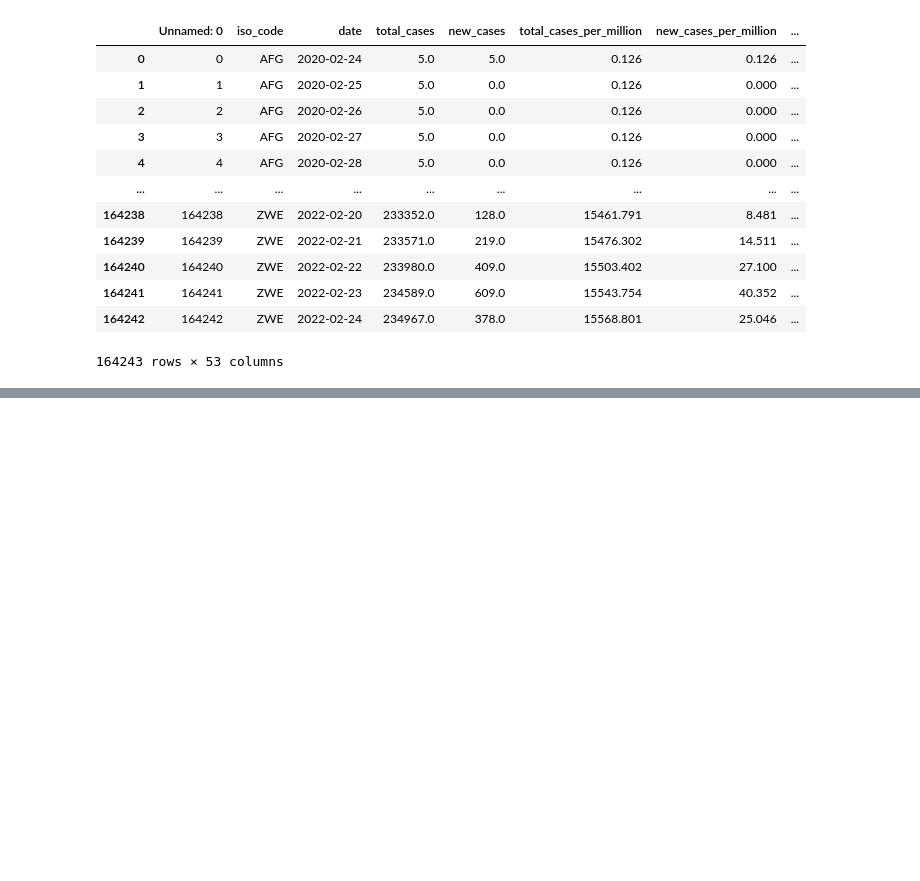
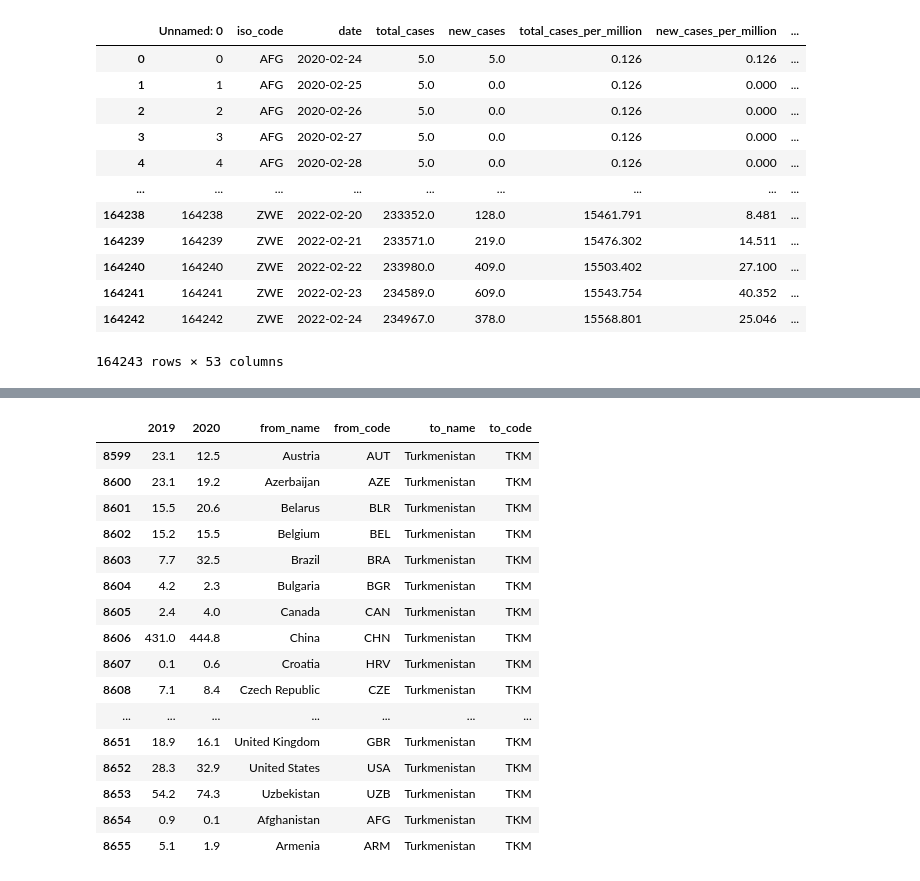
Before and after one commit to uchicago-CAPP30122-win-2022/proj-cappmait, a Jupyter notebook: exploratory/missing_data.ipynb, the cells around one changed output, grey strips where cells are left out. Drawn from its saved outputs; the diff is of its cells as text; code cells hidden in the pictures; blank space fills up the shorter version.

```diff
--- a/exploratory/missing_data.ipynb
+++ b/exploratory/missing_data.ipynb
@@ -264,0 +305,4 @@ owid_covid_grouped = owid_covid_grouped[owid_covid_grouped["period"].str.contain
+# %%
+product = pd.read_csv(path + "/rawdata/merchandise_values_annual_dataset.csv", dtype={"Value":"int", "Year":"category"})
+country_code = pd.read_csv(path + "/cleandata/countries_codes_and_coordinates_cleaned.csv")
+partners = pd.read_csv(path + "/cleandata/imf_import_export_cleaned.csv", dtype={"2019":"float", "2020":"float"})
@@ -264,0 +322,20 @@ owid_covid_grouped = owid_covid_grouped[owid_covid_grouped["period"].str.contain
+# %%
+partners[partners["to_code"]=="TKM"]
+# %% [output]
+|  | 2019 | 2020 | from_name | from_code | to_name | to_code |
+| 8599 | 23.1 | 12.5 | Austria | AUT | Turkmenistan | TKM |
+| 8600 | 23.1 | 19.2 | Azerbaijan | AZE | Turkmenistan | TKM |
+| 8601 | 15.5 | 20.6 | Belarus | BLR | Turkmenistan | TKM |
+| 8602 | 15.2 | 15.5 | Belgium | BEL | Turkmenistan | TKM |
+| 8603 | 7.7 | 32.5 | Brazil | BRA | Turkmenistan | TKM |
+| 8604 | 4.2 | 2.3 | Bulgaria | BGR | Turkmenistan | TKM |
+| 8605 | 2.4 | 4.0 | Canada | CAN | Turkmenistan | TKM |
+| 8606 | 431.0 | 444.8 | China | CHN | Turkmenistan | TKM |
+| 8607 | 0.1 | 0.6 | Croatia | HRV | Turkmenistan | TKM |
+| 8608 | 7.1 | 8.4 | Czech Republic | CZE | Turkmenistan | TKM |
+| ... | ... | ... | ... | ... | ... | ... |
+| 8651 | 18.9 | 16.1 | United Kingdom | GBR | Turkmenistan | TKM |
+| 8652 | 28.3 | 32.9 | United States | USA | Turkmenistan | TKM |
+| 8653 | 54.2 | 74.3 | Uzbekistan | UZB | Turkmenistan | TKM |
+| 8654 | 0.9 | 0.1 | Afghanistan | AFG | Turkmenistan | TKM |
+| 8655 | 5.1 | 1.9 | Armenia | ARM | Turkmenistan | TKM |
```
Also changed, not shown: parts of 8 cells of this notebook, 6 other files.
